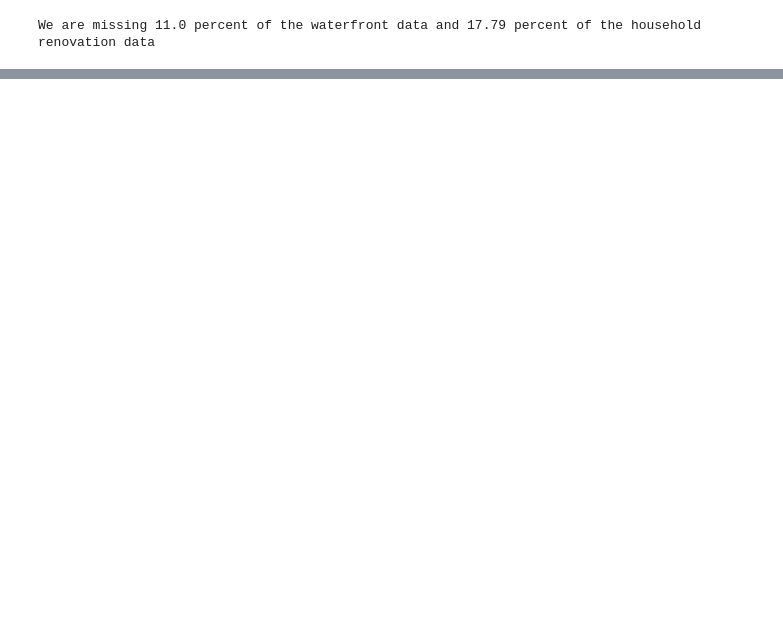
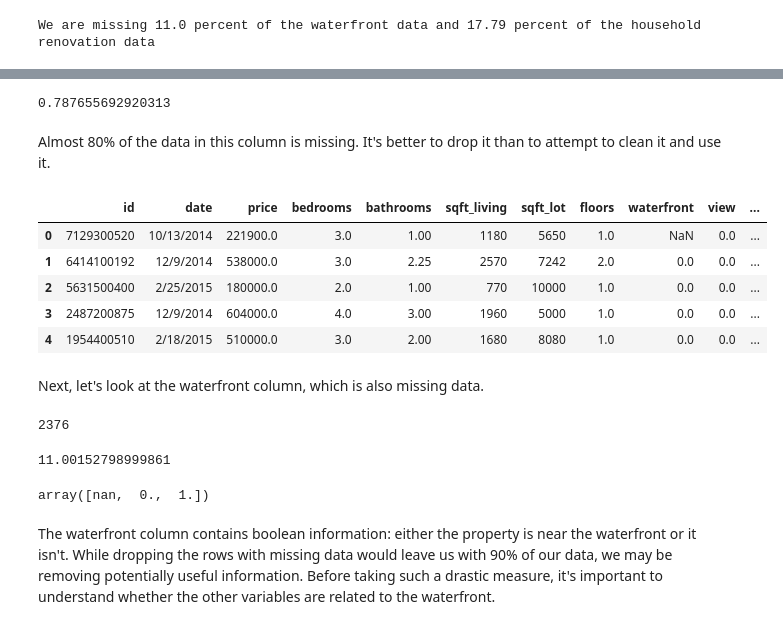
Before and after one commit to SarabiEventide/dsc-1-final-project-online-ds-sp-000, a Jupyter notebook: student.ipynb, the cells around one changed output, grey strips where cells are left out. Saved outputs shown, nothing was run; the diff lists cells and outputs as text; code cells hidden in the pictures; blank space fills up the shorter version.

```diff
--- a/student.ipynb
+++ b/student.ipynb
@@ -189,0 +231,3 @@ In this case, the categories are "number of bathrooms" and "number of bedrooms",
+# %%
+df['sqft_lot15'] = df['sqft_lot15'].drop([9705]) # remove the outlier
+df['sqft_lot15'].describe() #looking at the data again
@@ -189,0 +248,3 @@ In this case, the categories are "number of bathrooms" and "number of bedrooms",
+# %%
+df['sqft_lot15'] = df['sqft_lot15'].drop([20436])
+df['sqft_lot15'].describe() # checking again
@@ -189,0 +298,32 @@ In this case, the categories are "number of bathrooms" and "number of bedrooms",
+# %%
+17011/len(df['yr_renovated'])
+# %% [output]
+0.787655692920313
+# %% [markdown]
+Almost 80% of the data in this column is missing. It's better to drop it than to attempt to clean it and use it.
+# %%
+df = df.drop(['yr_renovated'], axis = 1)
+df.head()
+# %% [output]
+|  | id | date | price | bedrooms | bathrooms | sqft_living | sqft_lot | floors | waterfront | view | ... |
+| 0 | 7129300520 | 10/13/2014 | 221900.0 | 3.0 | 1.00 | 1180 | 5650 | 1.0 | NaN | 0.0 | ... |
+| 1 | 6414100192 | 12/9/2014 | 538000.0 | 3.0 | 2.25 | 2570 | 7242 | 2.0 | 0.0 | 0.0 | ... |
+| 2 | 5631500400 | 2/25/2015 | 180000.0 | 2.0 | 1.00 | 770 | 10000 | 1.0 | 0.0 | 0.0 | ... |
+| 3 | 2487200875 | 12/9/2014 | 604000.0 | 4.0 | 3.00 | 1960 | 5000 | 1.0 | 0.0 | 0.0 | ... |
+| 4 | 1954400510 | 2/18/2015 | 510000.0 | 3.0 | 2.00 | 1680 | 8080 | 1.0 | 0.0 | 0.0 | ... |
+# %% [markdown]
+Next, let's look at the waterfront column, which is also missing data.
+# %%
+df.waterfront.isna().sum()
+# %% [output]
+2376
+# %%
+((df.waterfront.isna().sum())/(len(df['waterfront'])))*100 # find the percentage of missing data
+# %% [output]
+11.00152798999861
+# %%
+df.waterfront.unique()
+# %% [output]
+array([nan,  0.,  1.])
+# %% [markdown]
+The waterfront column contains boolean information: either the property is near the waterfront or it isn't. While dropping the rows with missing data would leave us with 90% of our data, we may be removing potentially useful information. Before taking such a drastic measure, it's important to understand whether the other variables are related to the waterfront.
```
Also changed, not shown: parts of 53 cells of this notebook.
